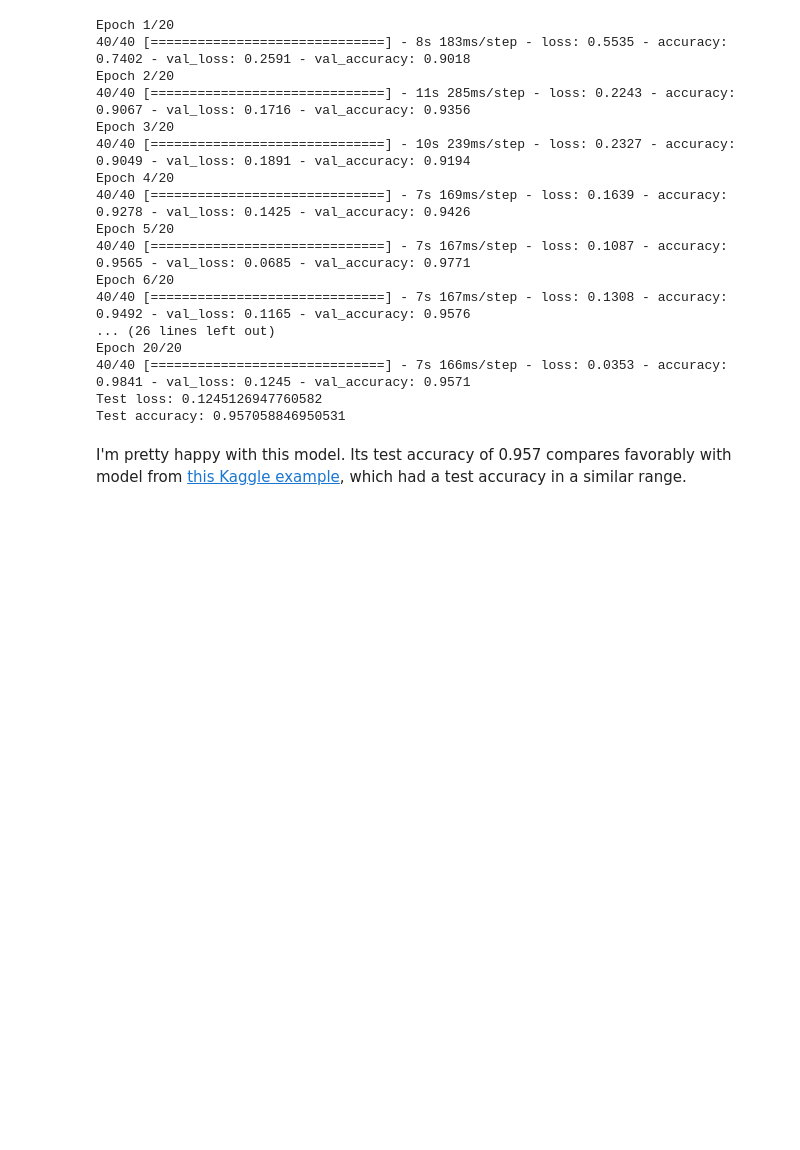
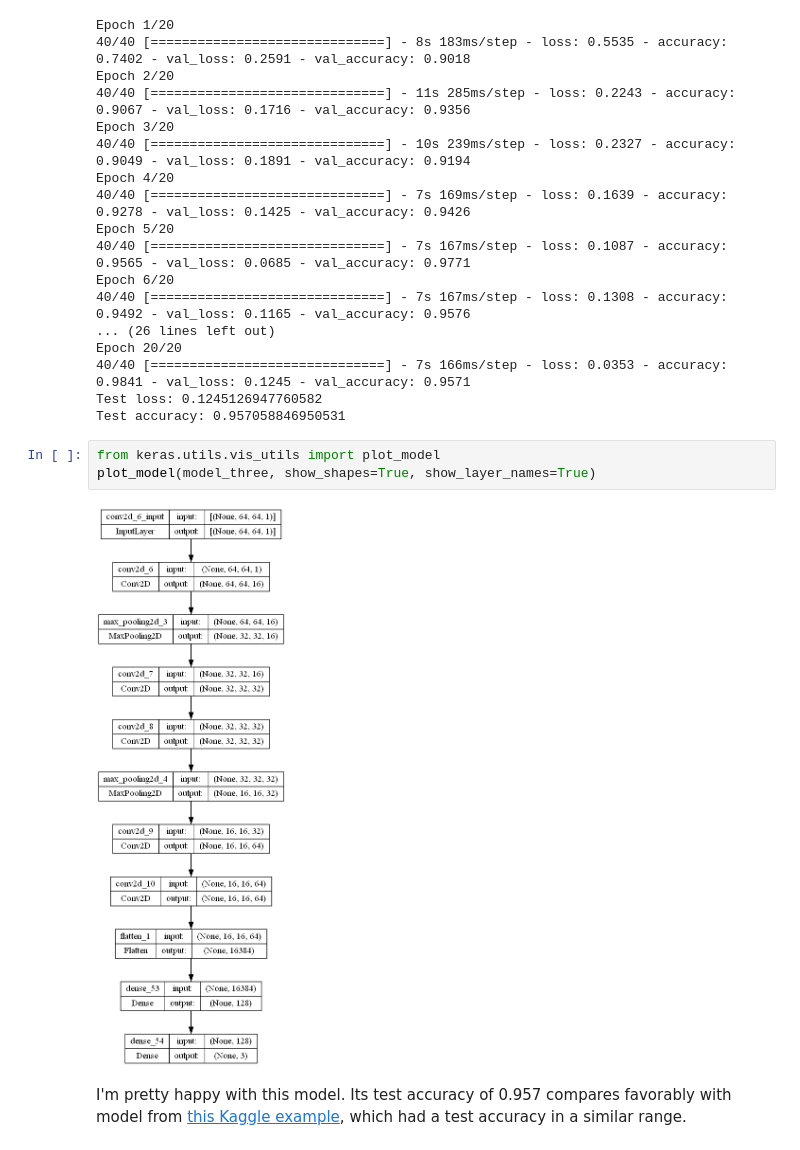
Before and after one commit to nlebovits/MUSA-650_Spring2023, a Jupyter notebook: Homeworks/Homework3.ipynb, the cells around one changed output. Cells and saved outputs as stored; diff of their text form; blank space fills up the shorter version.

```diff
--- a/Homeworks/Homework3.ipynb
+++ b/Homeworks/Homework3.ipynb
@@ -582,5 +582,10 @@ Epoch 20/20
 40/40 [==============================] - 7s 166ms/step - loss: 0.0353 - accuracy: 0.9841 - val_loss: 0.1245 - val_accuracy: 0.9571
 Test loss: 0.1245126947760582
 Test accuracy: 0.957058846950531
+# %%
+from keras.utils.vis_utils import plot_model
+plot_model(model_three, show_shapes=True, show_layer_names=True)
+# %% [output]
+[figure, added]
 # %% [markdown]
 I'm pretty happy with this model. Its test accuracy of 0.957 compares favorably with  model from [this Kaggle example](https://www.kaggle.com/code/ryanholbrook/starter-eurosat), which had a test accuracy in a similar range.
```
